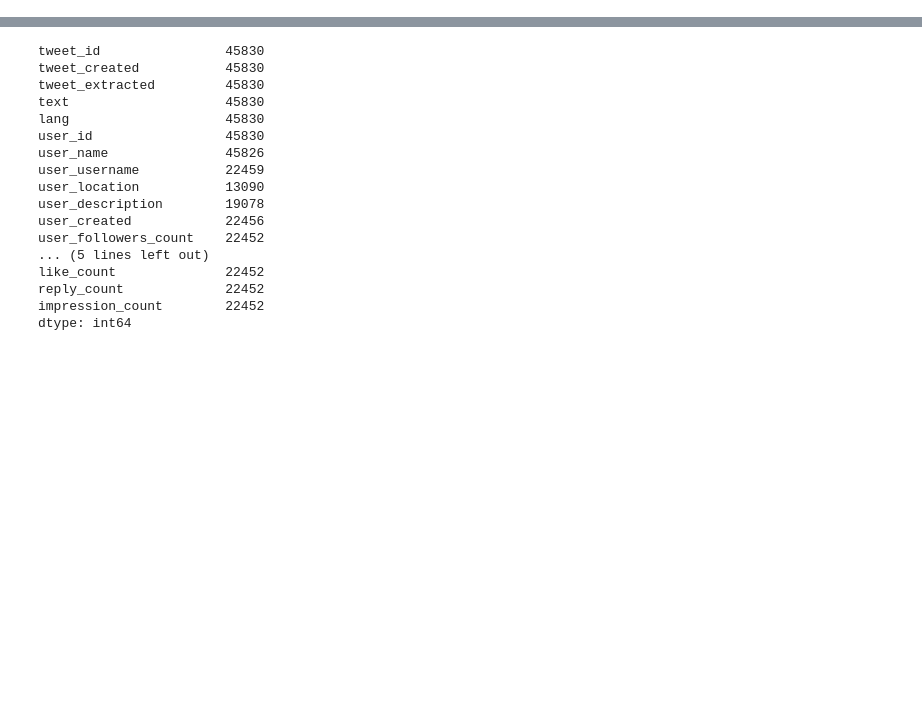
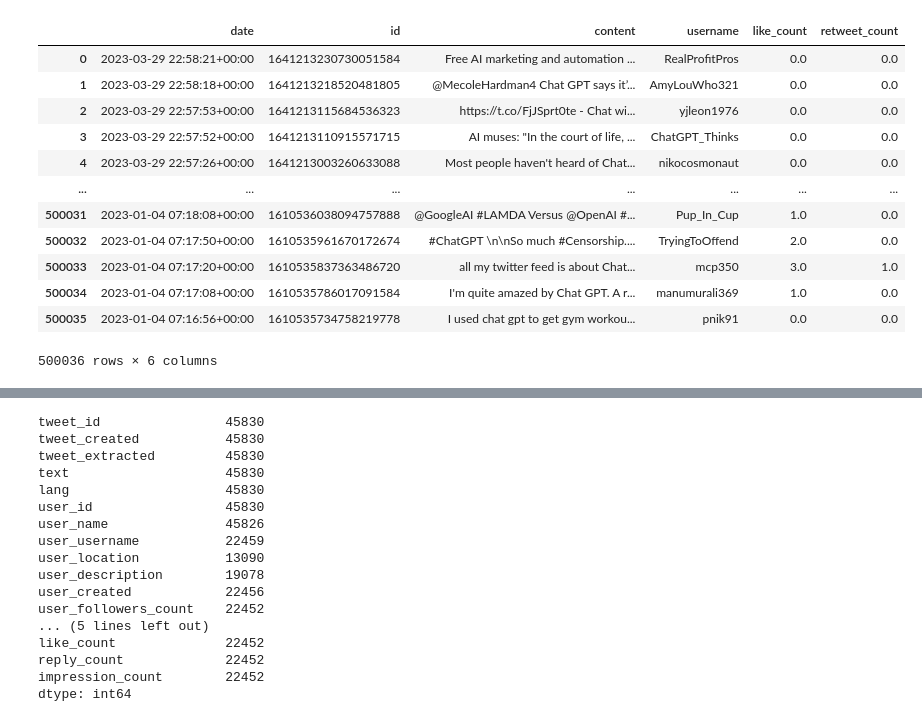
Before and after one commit to lorenzo-cm/tpICD, a Jupyter notebook: src/translation/translatingDatabases.ipynb, the cells around one changed output, grey strips where cells are left out. Cells and saved outputs as stored; diff of their text form; code cells hidden in the pictures; blank space fills up the shorter version.

```diff
--- a/src/translation/translatingDatabases.ipynb
+++ b/src/translation/translatingDatabases.ipynb
@@ -13,8 +13,24 @@ TwitterJanMar = pd.read_csv('../../data/TwitterJanMar.csv')
 # %%
 #funcao para traduzir texto
 
 def translateText (text, languageDestiny, languageSource='auto'):
     return translator.translate(text, dest=languageDestiny, src=languageSource).text
+
+TwitterJanMar
+# %% [output]
+|  | date | id | content | username | like_count | retweet_count |
+| 0 | 2023-03-29 22:58:21+00:00 | 1641213230730051584 | Free AI marketing and automation ... | RealProfitPros | 0.0 | 0.0 |
+| 1 | 2023-03-29 22:58:18+00:00 | 1641213218520481805 | @MecoleHardman4 Chat GPT says it’... | AmyLouWho321 | 0.0 | 0.0 |
+| 2 | 2023-03-29 22:57:53+00:00 | 1641213115684536323 | https://t.co/FjJSprt0te - Chat wi... | yjleon1976 | 0.0 | 0.0 |
+| 3 | 2023-03-29 22:57:52+00:00 | 1641213110915571715 | AI muses: "In the court of life, ... | ChatGPT_Thinks | 0.0 | 0.0 |
+| 4 | 2023-03-29 22:57:26+00:00 | 1641213003260633088 | Most people haven't heard of Chat... | nikocosmonaut | 0.0 | 0.0 |
+| ... | ... | ... | ... | ... | ... | ... |
+| 500031 | 2023-01-04 07:18:08+00:00 | 1610536038094757888 | @GoogleAI #LAMDA Versus @OpenAI #... | Pup_In_Cup | 1.0 | 0.0 |
+| 500032 | 2023-01-04 07:17:50+00:00 | 1610535961670172674 | #ChatGPT \n\nSo much #Censorship.... | TryingToOffend | 2.0 | 0.0 |
+| 500033 | 2023-01-04 07:17:20+00:00 | 1610535837363486720 | all my twitter feed is about Chat... | mcp350 | 3.0 | 1.0 |
+| 500034 | 2023-01-04 07:17:08+00:00 | 1610535786017091584 | I'm quite amazed by Chat GPT. A r... | manumurali369 | 1.0 | 0.0 |
+| 500035 | 2023-01-04 07:16:56+00:00 | 1610535734758219778 | I used chat gpt to get gym workou... | pnik91 | 0.0 | 0.0 |
+500036 rows × 6 columns
 # %%
 chatGPTDailyTweets.head()
 # %% [output]
```
Also changed, not shown: parts of 7 cells of this notebook, 2 other files.
